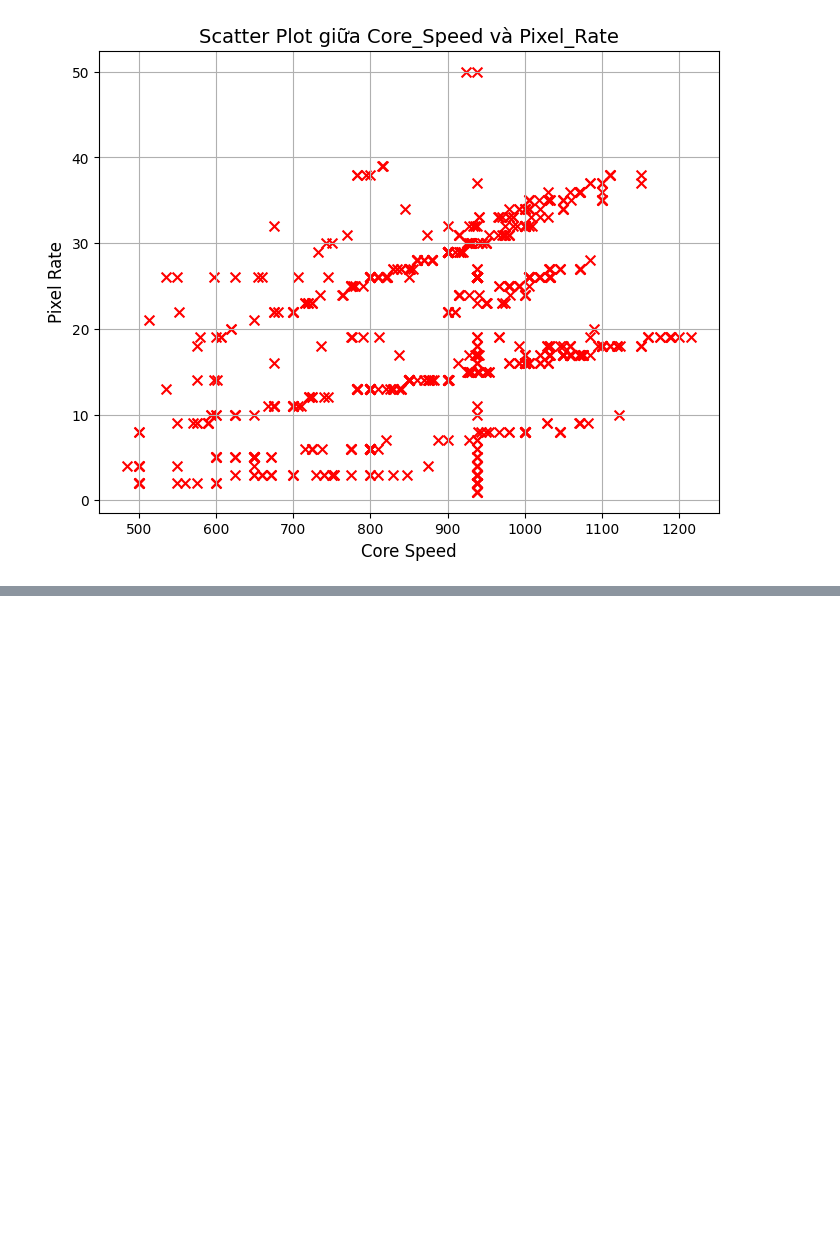
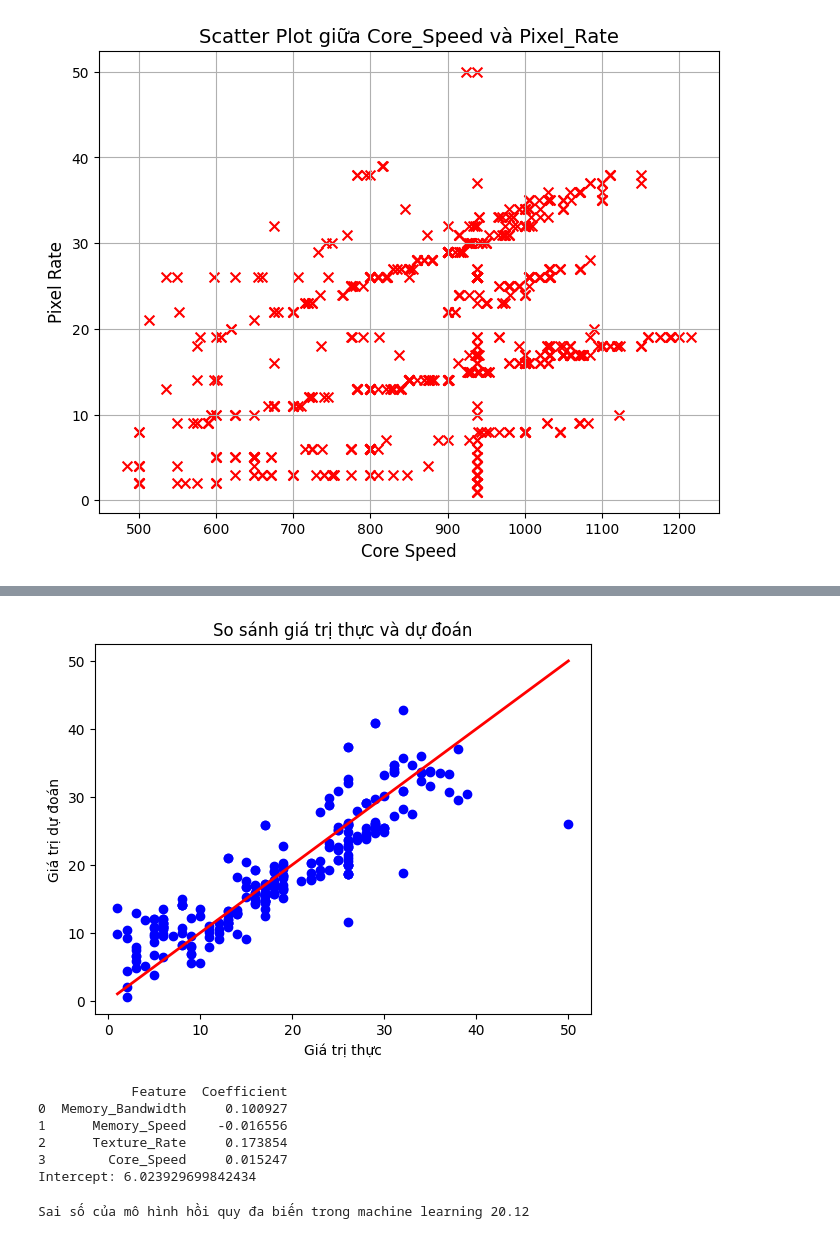
Before and after one commit to ngminhhhh/ProbAndStat, a Jupyter notebook: main.ipynb, the cells around one changed output, grey strips where cells are left out. Cells and saved outputs as stored; diff of their text form; code cells hidden in the pictures; blank space fills up the shorter version.

```diff
--- a/main.ipynb
+++ b/main.ipynb
@@ -557,0 +486,47 @@ rss
+# %%
+from sklearn.model_selection import train_test_split
+from sklearn.linear_model import LinearRegression
+from sklearn.metrics import mean_squared_error, r2_score
+
+X = data[important_feature].drop('Pixel_Rate', axis = 1)
+Y = data['Pixel_Rate']
+
+X_train, X_test, y_train, y_test = train_test_split(X, Y, test_size=0.3, random_state=42)
+
+model = LinearRegression()
+model.fit(X_train, y_train)
+
+y_pred = model.predict(X_test)
+
+mse = mean_squared_error(y_test, y_pred)
+r2 = r2_score(y_test, y_pred)
+
+
+plt.scatter(y_test, y_pred, color='blue')
+plt.plot([Y.min(), Y.max()], [Y.min(), Y.max()], color='red', linewidth=2)
+plt.xlabel('Giá trị thực')
+plt.ylabel('Giá trị dự đoán')
+plt.title('So sánh giá trị thực và dự đoán')
+plt.show()
+
+coefficients = pd.DataFrame({
+    'Feature': X.columns,
+    'Coefficient': model.coef_
+})
+
+print(coefficients)
+
+# Hệ số chệch (Intercept)
+print("Intercept:", model.intercept_)
+# %% [output]
+[figure, added]
+            Feature  Coefficient
+0  Memory_Bandwidth     0.100927
+1      Memory_Speed    -0.016556
+2      Texture_Rate     0.173854
+3        Core_Speed     0.015247
+Intercept: 6.023929699842434
+# %%
+print(f"Sai số của mô hình hồi quy đa biến trong machine learning {mse:.2f}")
+# %% [output]
+Sai số của mô hình hồi quy đa biến trong machine learning 20.12
```
Also changed, not shown: parts of 8 cells of this notebook, 2 other files.
